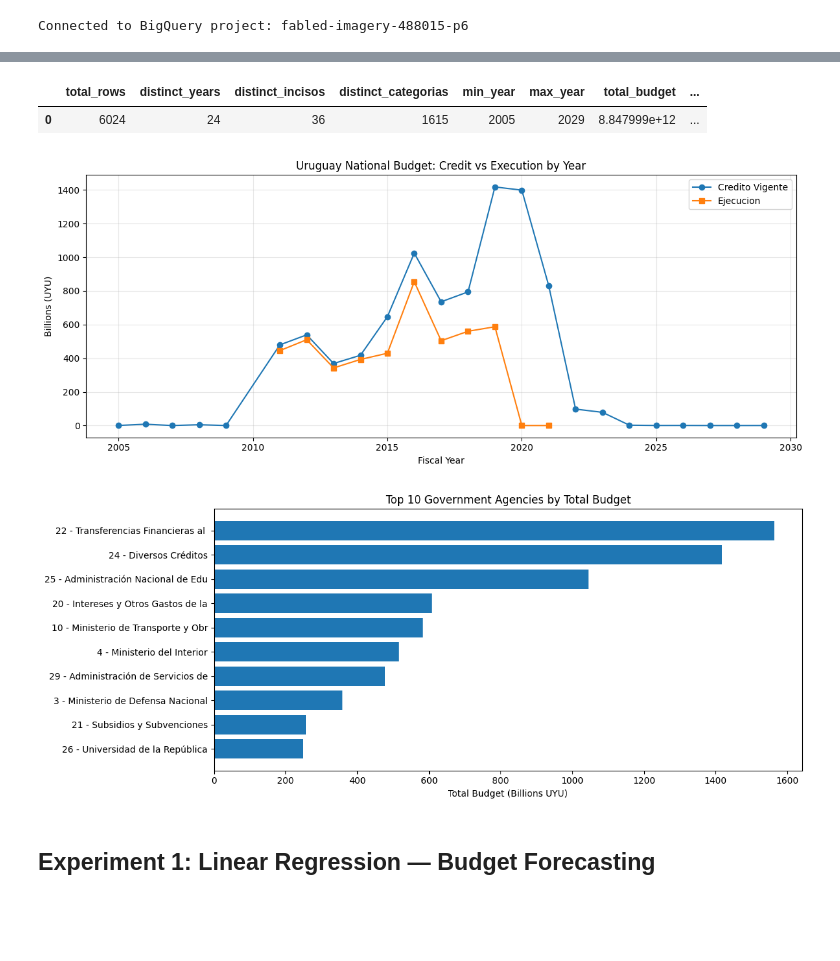
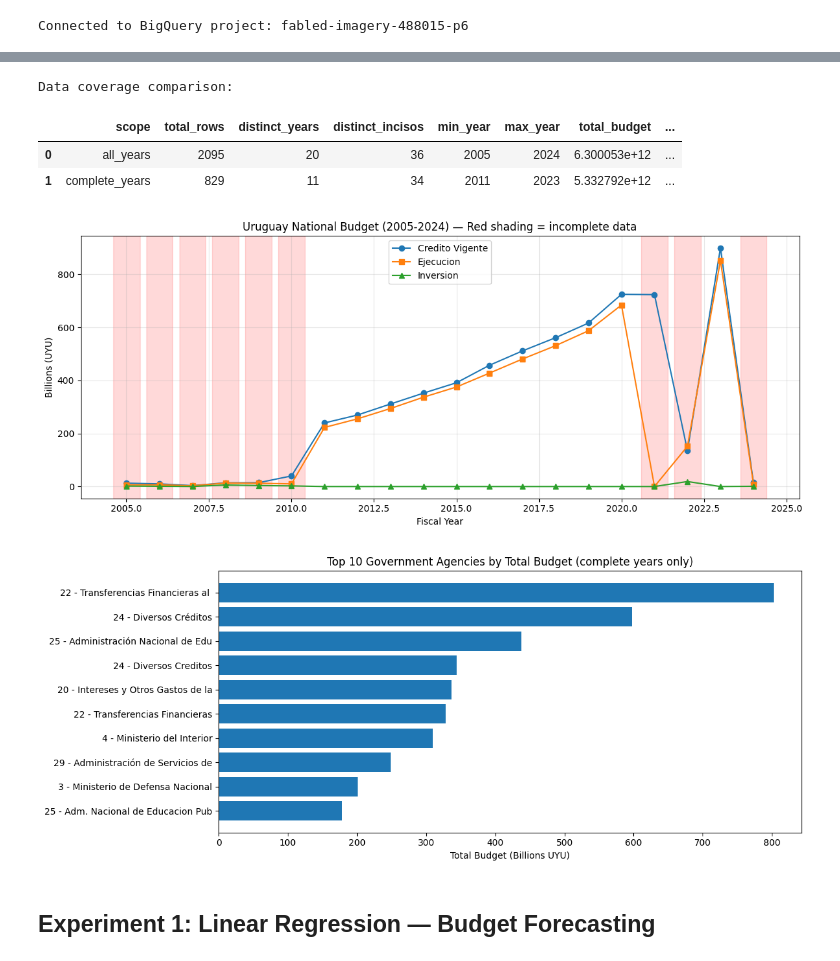
Before and after one commit to SchneiderSix/opp-uruguay-budget-pipeline, a Jupyter notebook: notebooks/03_bqml_analysis.ipynb, the cells around one changed output, grey strips where cells are left out. Saved outputs shown, nothing was run; the diff lists cells and outputs as text; code cells hidden in the pictures; blank space fills up the shorter version.

```diff
--- a/notebooks/03_bqml_analysis.ipynb
+++ b/notebooks/03_bqml_analysis.ipynb
@@ -59,69 +68,106 @@ Rows: 20, Columns: ['execution_id', 'fiscal_year', 'inciso', 'denominacion_incis
 # %%
-summary = client.query("""
+# Define complete years (used across all ML cells)
+COMPLETE_YEARS = "2011, 2012, 2013, 2014, 2015, 2016, 2017, 2018, 2019, 2020, 2023"
+
+summary = client.query(f"""
 SELECT
+    'all_years' AS scope,
     COUNT(*) AS total_rows,
     COUNT(DISTINCT fiscal_year) AS distinct_years,
     COUNT(DISTINCT inciso) AS distinct_incisos,
-    COUNT(DISTINCT categoria) AS distinct_categorias,
     MIN(fiscal_year) AS min_year,
     MAX(fiscal_year) AS max_year,
     SUM(total_credito_vigente) AS total_budget,
-    SUM(total_ejecucion) AS total_ejecucion
+    SUM(total_ejecucion) AS total_ejecucion,
+    SUM(total_inversion) AS total_inversion
 FROM `opp_budget.fct_budget_execution`
+WHERE fiscal_year <= 2024
+
+UNION ALL
+
+SELECT
+    'complete_years' AS scope,
+    COUNT(*) AS total_rows,
+    COUNT(DISTINCT fiscal_year) AS distinct_years,
+    COUNT(DISTINCT inciso) AS distinct_incisos,
+    MIN(fiscal_year) AS min_year,
+    MAX(fiscal_year) AS max_year,
+    SUM(total_credito_vigente) AS total_budget,
+    SUM(total_ejecucion) AS total_ejecucion,
+    SUM(total_inversion) AS total_inversion
+FROM `opp_budget.fct_budget_execution`
+WHERE fiscal_year IN ({COMPLETE_YEARS})
 """).to_dataframe()
+
+print("Data coverage comparison:")
 summary
 # %% [output]
+Data coverage comparison:
-|  | total_rows | distinct_years | distinct_incisos | distinct_categorias | min_year | max_year | total_budget | ... |
-| 0 | 6024 | 24 | 36 | 1615 | 2005 | 2029 | 8.847999e+12 | ... |
+|  | scope | total_rows | distinct_years | distinct_incisos | min_year | max_year | total_budget | ... |
+| 0 | all_years | 2095 | 20 | 36 | 2005 | 2024 | 6.300053e+12 | ... |
+| 1 | complete_years | 829 | 11 | 34 | 2011 | 2023 | 5.332792e+12 | ... |
 # %%
 import matplotlib.pyplot as plt
 
-# Budget evolution by year
+complete_set = {2011, 2012, 2013, 2014, 2015, 2016, 2017, 2018, 2019, 2020, 2023}
+
+# Budget evolution by year — shade incomplete years
 yearly = client.query("""
 SELECT
     fiscal_year,
     SUM(total_credito_vigente) AS credito,
-    SUM(total_ejecucion) AS ejecucion
+    SUM(total_ejecucion) AS ejecucion,
+    SUM(total_inversion) AS inversion
 FROM `opp_budget.fct_budget_execution`
+WHERE fiscal_year <= 2024
 GROUP BY fiscal_year
 ORDER BY fiscal_year
 """).to_dataframe()
 
 fig, ax = plt.subplots(figsize=(12, 5))
 ax.plot(yearly["fiscal_year"], yearly["credito"] / 1e9, marker="o", label="Credito Vigente")
 ax.plot(yearly["fiscal_year"], yearly["ejecucion"] / 1e9, marker="s", label="Ejecucion")
+ax.plot(yearly["fiscal_year"], yearly["inversion"] / 1e9, marker="^", label="Inversion")
+
+# Shade incomplete years
+for _, row in yearly.iterrows():
+    yr = int(row["fiscal_year"])
+    if yr not in complete_set:
+        ax.axvspan(yr - 0.4, yr + 0.4, alpha=0.15, color="red")
+
 ax.set_xlabel("Fiscal Year")
 ax.set_ylabel("Billions (UYU)")
-ax.set_title("Uruguay National Budget: Credit vs Execution by Year")
+ax.set_title("Uruguay National Budget (2005-2024) — Red shading = incomplete data")
 ax.legend()
 ax.grid(True, alpha=0.3)
 plt.tight_layout()
 plt.show()
 
-# Top 10 incisos by total budget
-top_incisos = client.query("""
+# Top 10 incisos by total budget (complete years only)
+top_incisos = client.query(f"""
 SELECT
     inciso,
     denominacion_inciso,
     SUM(total_credito_vigente) AS total_budget
 FROM `opp_budget.fct_budget_execution`
+WHERE fiscal_year IN ({COMPLETE_YEARS})
 GROUP BY inciso, denominacion_inciso
 ORDER BY total_budget DESC
 LIMIT 10
 """).to_dataframe()
 
 fig, ax = plt.subplots(figsize=(12, 5))
-bars = ax.barh(
+ax.barh(
     [f"{r.inciso} - {r.denominacion_inciso[:30]}" for _, r in top_incisos.iterrows()],
     top_incisos["total_budget"] / 1e9,
 )
 ax.set_xlabel("Total Budget (Billions UYU)")
-ax.set_title("Top 10 Government Agencies by Total Budget")
+ax.set_title("Top 10 Government Agencies by Total Budget (complete years only)")
 ax.invert_yaxis()
 plt.tight_layout()
 plt.show()
 # %% [output]
-[figure, old version]
+[figure, new version]
-[figure, old version]
+[figure, new version]
 # %% [markdown]
 ## Experiment 1: Linear Regression — Budget Forecasting
```
Also changed, not shown: parts of 13 cells of this notebook.
